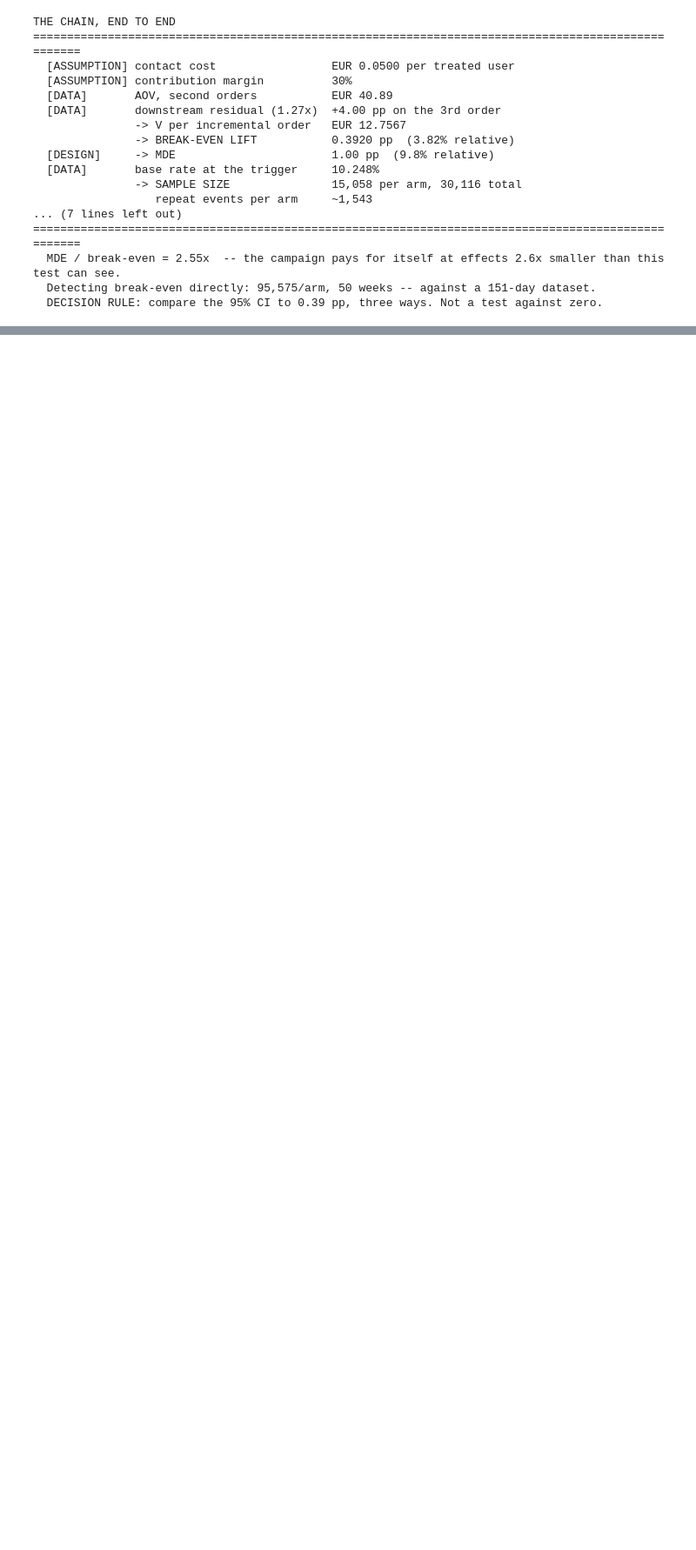
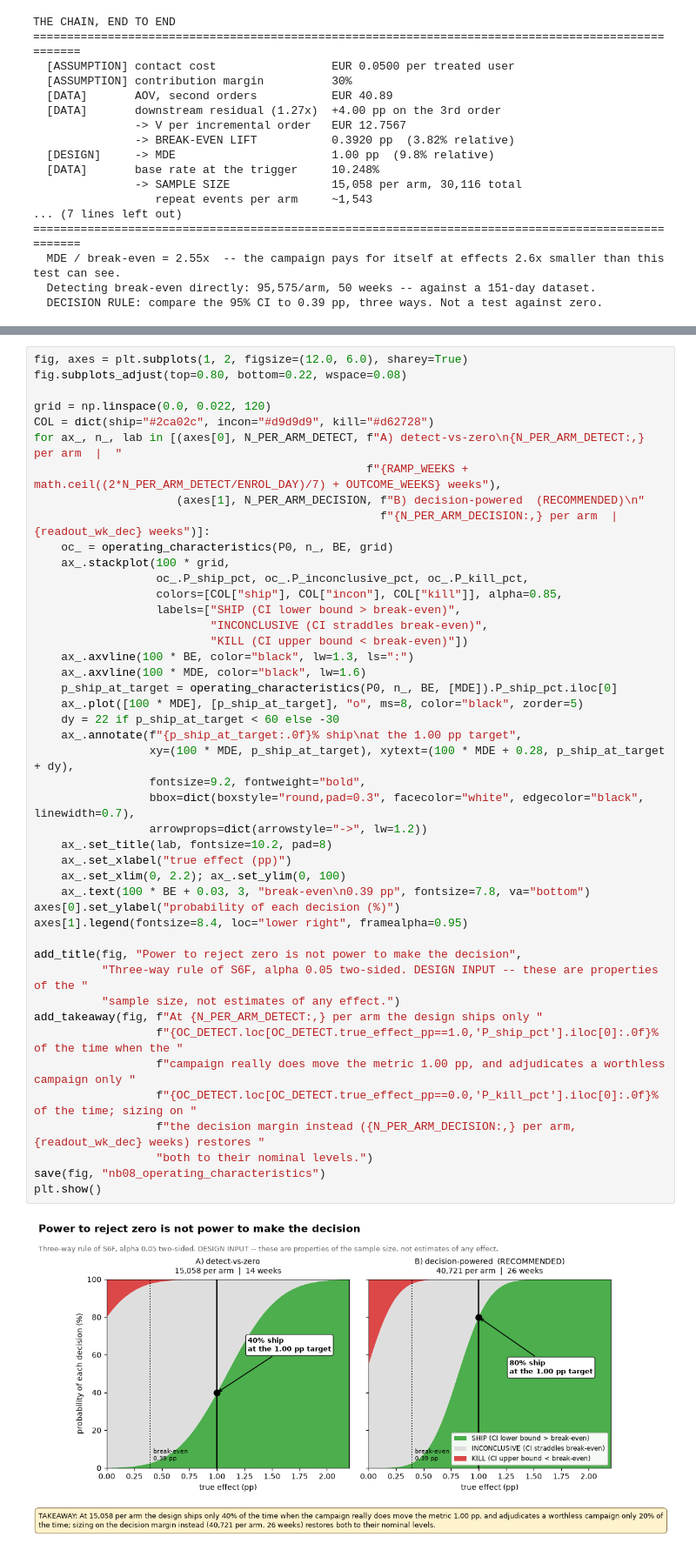
Before and after one commit to Harsh-jain12/eternal-product-analytics, a Jupyter notebook: notebooks/08_experiment_design.ipynb, the cells around one changed output, grey strips where cells are left out. Shown at 87% size. Saved outputs shown, nothing was run; the diff lists cells and outputs as text; blank space fills up the shorter version.

```diff
--- a/notebooks/08_experiment_design.ipynb
+++ b/notebooks/08_experiment_design.ipynb
@@ -1669,0 +1900,47 @@ THE CHAIN, END TO END
+# %%
+fig, axes = plt.subplots(1, 2, figsize=(12.0, 6.0), sharey=True)
+fig.subplots_adjust(top=0.80, bottom=0.22, wspace=0.08)
+
+grid = np.linspace(0.0, 0.022, 120)
+COL = dict(ship="#2ca02c", incon="#d9d9d9", kill="#d62728")
+for ax_, n_, lab in [(axes[0], N_PER_ARM_DETECT, f"A) detect-vs-zero\n{N_PER_ARM_DETECT:,} per arm  |  "
+                                                 f"{RAMP_WEEKS + math.ceil((2*N_PER_ARM_DETECT/ENROL_DAY)/7) + OUTCOME_WEEKS} weeks"),
+                     (axes[1], N_PER_ARM_DECISION, f"B) decision-powered  (RECOMMENDED)\n"
+                                                   f"{N_PER_ARM_DECISION:,} per arm  |  {readout_wk_dec} weeks")]:
+    oc_ = operating_characteristics(P0, n_, BE, grid)
+    ax_.stackplot(100 * grid,
+                  oc_.P_ship_pct, oc_.P_inconclusive_pct, oc_.P_kill_pct,
+                  colors=[COL["ship"], COL["incon"], COL["kill"]], alpha=0.85,
+                  labels=["SHIP (CI lower bound > break-even)",
+                          "INCONCLUSIVE (CI straddles break-even)",
+                          "KILL (CI upper bound < break-even)"])
+    ax_.axvline(100 * BE, color="black", lw=1.3, ls=":")
+    ax_.axvline(100 * MDE, color="black", lw=1.6)
+    p_ship_at_target = operating_characteristics(P0, n_, BE, [MDE]).P_ship_pct.iloc[0]
+    ax_.plot([100 * MDE], [p_ship_at_target], "o", ms=8, color="black", zorder=5)
+    dy = 22 if p_ship_at_target < 60 else -30
+    ax_.annotate(f"{p_ship_at_target:.0f}% ship\nat the 1.00 pp target",
+                 xy=(100 * MDE, p_ship_at_target), xytext=(100 * MDE + 0.28, p_ship_at_target + dy),
+                 fontsize=9.2, fontweight="bold",
+                 bbox=dict(boxstyle="round,pad=0.3", facecolor="white", edgecolor="black", linewidth=0.7),
+                 arrowprops=dict(arrowstyle="->", lw=1.2))
+    ax_.set_title(lab, fontsize=10.2, pad=8)
+    ax_.set_xlabel("true effect (pp)")
+    ax_.set_xlim(0, 2.2); ax_.set_ylim(0, 100)
+    ax_.text(100 * BE + 0.03, 3, "break-even\n0.39 pp", fontsize=7.8, va="bottom")
+axes[0].set_ylabel("probability of each decision (%)")
+axes[1].legend(fontsize=8.4, loc="lower right", framealpha=0.95)
+
+add_title(fig, "Power to reject zero is not power to make the decision",
+          "Three-way rule of S6F, alpha 0.05 two-sided. DESIGN INPUT -- these are properties of the "
+          "sample size, not estimates of any effect.")
+add_takeaway(fig, f"At {N_PER_ARM_DETECT:,} per arm the design ships only "
+                  f"{OC_DETECT.loc[OC_DETECT.true_effect_pp==1.0,'P_ship_pct'].iloc[0]:.0f}% of the time when the "
+                  f"campaign really does move the metric 1.00 pp, and adjudicates a worthless campaign only "
+                  f"{OC_DETECT.loc[OC_DETECT.true_effect_pp==0.0,'P_kill_pct'].iloc[0]:.0f}% of the time; sizing on "
+                  f"the decision margin instead ({N_PER_ARM_DECISION:,} per arm, {readout_wk_dec} weeks) restores "
+                  "both to their nominal levels.")
+save(fig, "nb08_operating_characteristics")
+plt.show()
+# %% [output]
+[figure, added]
```
Also changed, not shown: parts of 17 cells of this notebook, 9 other files.
